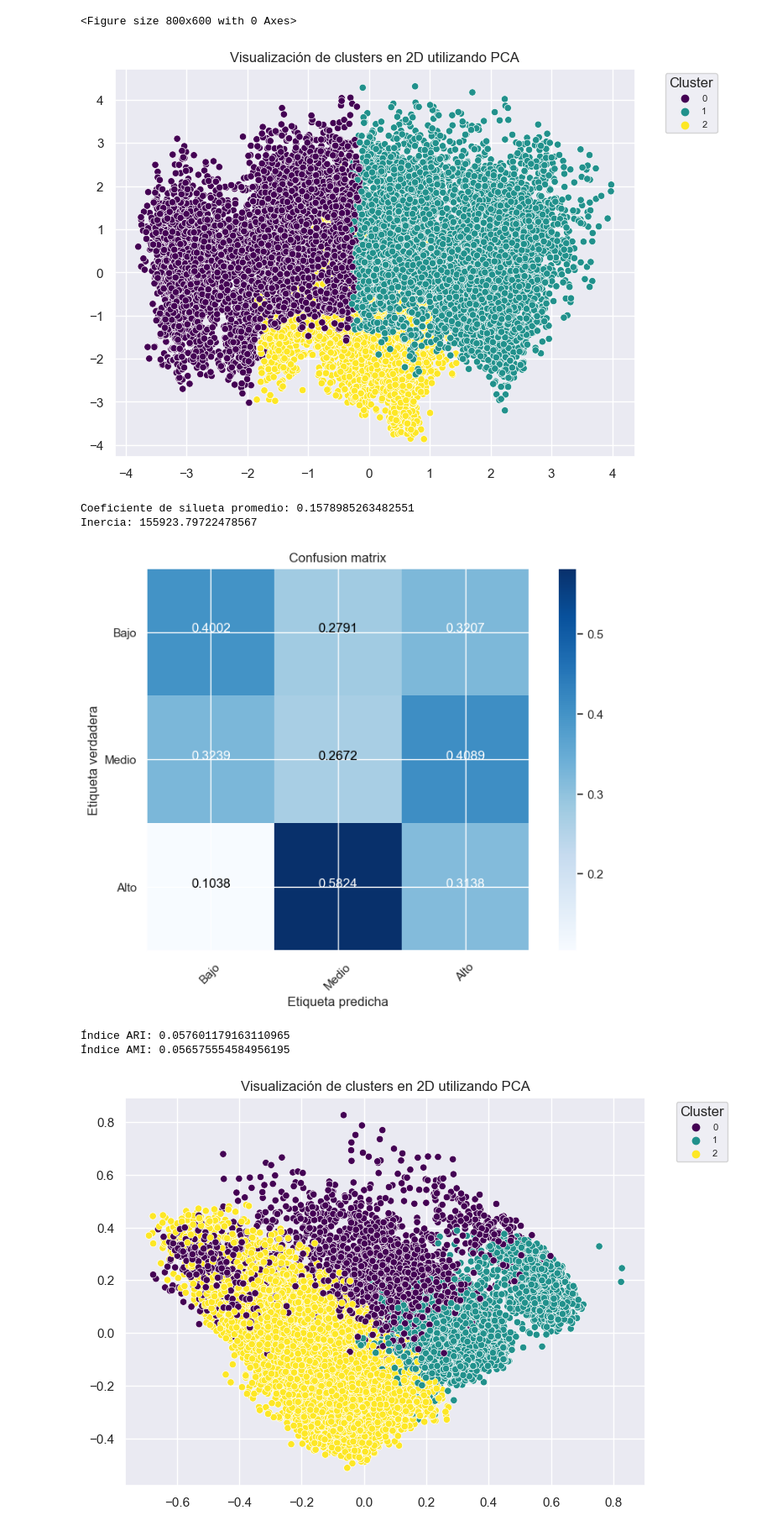
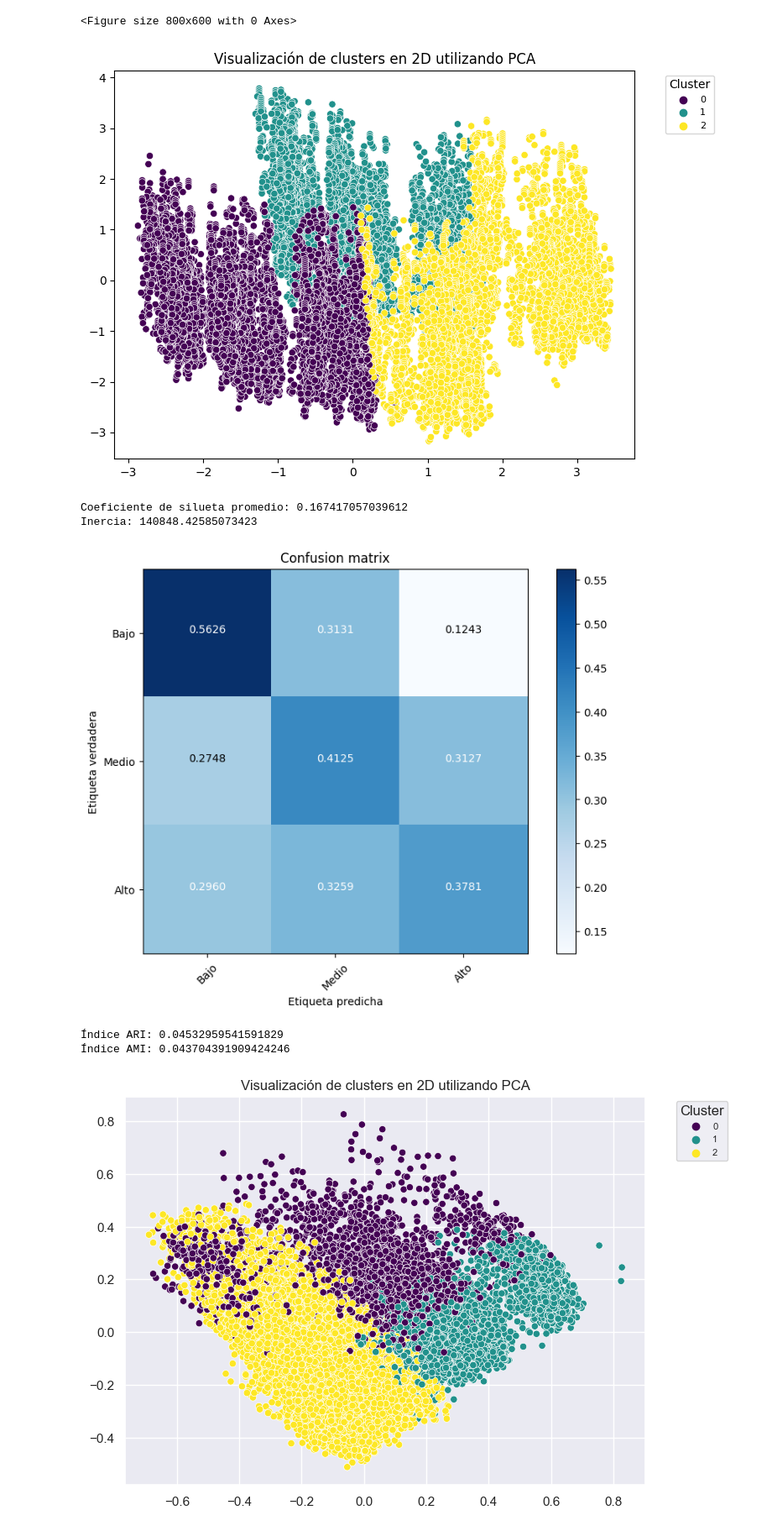
Before and after one commit to alejomaf/bike-sharing-predictor-system, a Jupyter notebook: bike-sharing-predictor-system.ipynb, the cells around one changed output. Shown at 84% size. Saved outputs shown, nothing was run; the diff lists cells and outputs as text; code cells hidden in the pictures.

```diff
--- a/bike-sharing-predictor-system.ipynb
+++ b/bike-sharing-predictor-system.ipynb
@@ -14,6 +14,8 @@ from sklearn.mixture import GaussianMixture
 from sklearn.cluster import AgglomerativeClustering
 from sklearn.model_selection import cross_val_score
 import matplotlib.pyplot as plt
+from sklearn.ensemble import RandomForestRegressor
+from sklearn.tree import plot_tree
 
 # Importar el dataset
 dataset = pd.read_csv("bike_sharing_for_hour_dataset.csv")
@@ -21,8 +23,9 @@ dataset = pd.read_csv("bike_sharing_for_hour_dataset.csv")
 # Seleccionar las columnas de interés
 # columns = ["weathersit", "windspeed", "atemp", "weathersit", "hum", "cnt", "instant", "weekday", "holiday", "mnth", "temp", "workingday", "hr", "season"]  # "casual", "registered",
 #columns = ["windspeed", "hum", "cnt", "weekday", "mnth", "temp", "workingday", "season"]  # "casual", "registered",
-columns = ['season','mnth','yr','weekday','holiday','workingday','weathersit','hum','temp','windspeed', 'cnt', 'instant', 'registered']
-df = dataset[columns].copy()
+# columns = ['season','mnth','yr','holiday','workingday','weathersit','hum','temp','windspeed', 'cnt']
+# df = dataset[columns].copy()
+df = dataset.drop(columns=['atemp', 'windspeed', 'casual', 'registered', 'dteday']).copy()
 
 labels = ['bajo', 'medio', 'alto']
 df['label'] = pd.qcut(df['cnt'], q=3, labels=labels)
@@ -312,40 +310,40 @@ cluster_counts = principal_components_df["Cluster"].value_counts()
 pd.set_option('display.max_rows', None)
 pd.set_option('display.max_columns', None)
 
 # Calcular el coeficiente de silueta
 silhouette_avg = silhouette_score(normalized_df, clusters)
 print("Coeficiente de silueta promedio:", silhouette_avg)
 
 # Calcular la inercia
 inertia = kmeans.inertia_
 print("Inercia:", inertia)
 
 
 #Evaluando el modelo
 principal_components_df["label"] = df["label"]
 
 # Convertir las etiquetas "Bajo", "Medio" y "Alto" a números enteros para que puedan ser comparadas con las etiquetas de clustering
-label_mapping = {"bajo": 0, "medio": 1, "alto": 2}
+label_mapping = {"bajo": 2, "medio": 1, "alto": 0}
 true_labels = principal_components_df["label"].map(label_mapping)
 
 # Calcular la matriz de confusión
 conf_mat = confusion_matrix(true_labels, clusters)
 plot_confusion_matrix(conf_mat, target_names=["Bajo", "Medio", "Alto"], normalize=True)
 
 # Calcular el índice ARI
 ari = adjusted_rand_score(true_labels, clusters)
 print("Índice ARI:", ari)
 
 # Calcular el índice AMI
 ami = adjusted_mutual_info_score(true_labels, clusters)
 print("Índice AMI:", ami)
 # %% [output]
-[figure, old version]
+[figure, new version]
-Coeficiente de silueta promedio: 0.1578985263482551
-Inercia: 155923.79722478567
+Coeficiente de silueta promedio: 0.167417057039612
+Inercia: 140848.42585073423
-[figure, old version]
+[figure, new version]
-Índice ARI: 0.057601179163110965
-Índice AMI: 0.056575554584956195
+Índice ARI: 0.04532959541591829
+Índice AMI: 0.043704391909424246
 # %%
 ### Gaussian Mixture clustering
 
```
Also changed, not shown: parts of 4 cells of this notebook.
